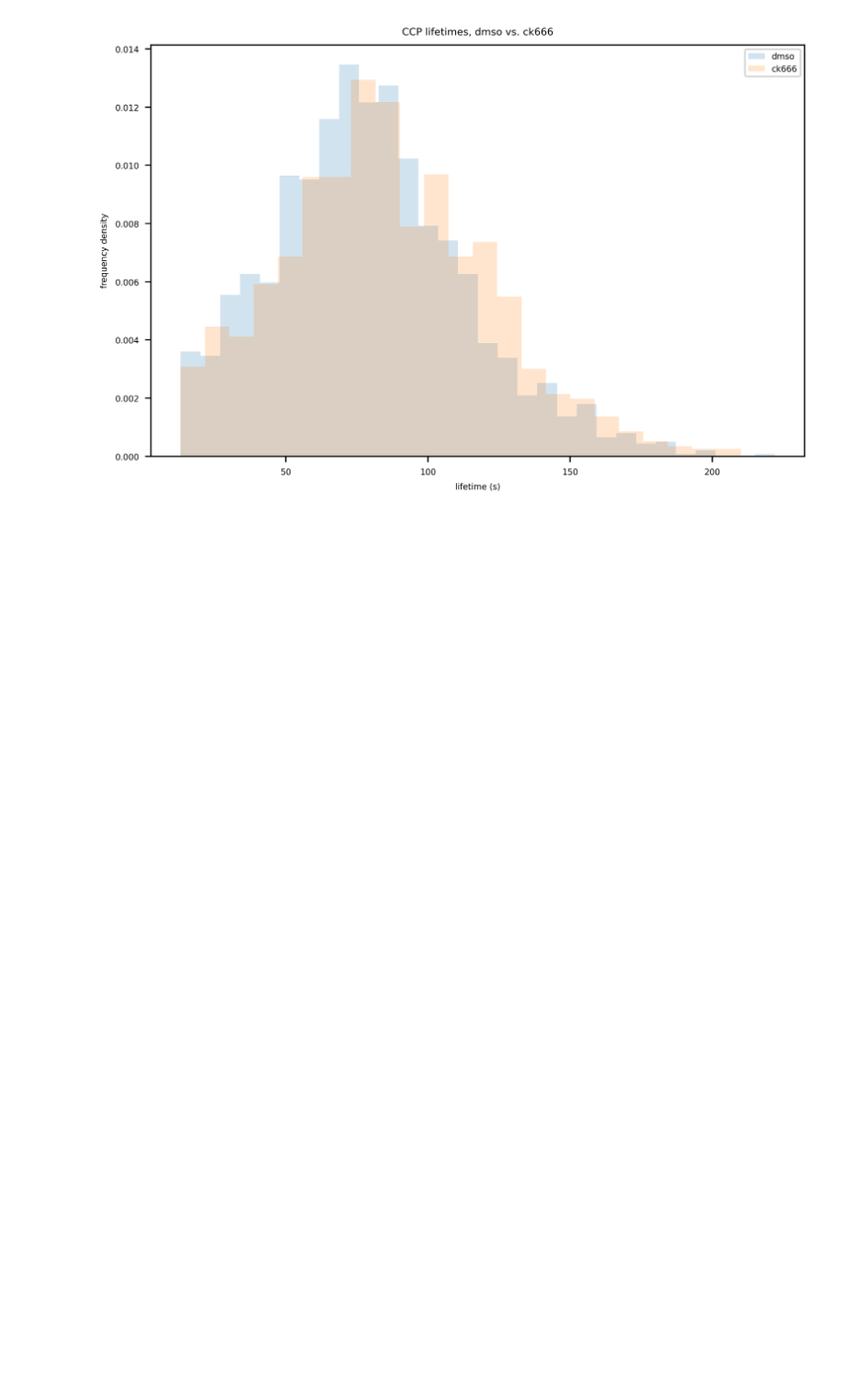
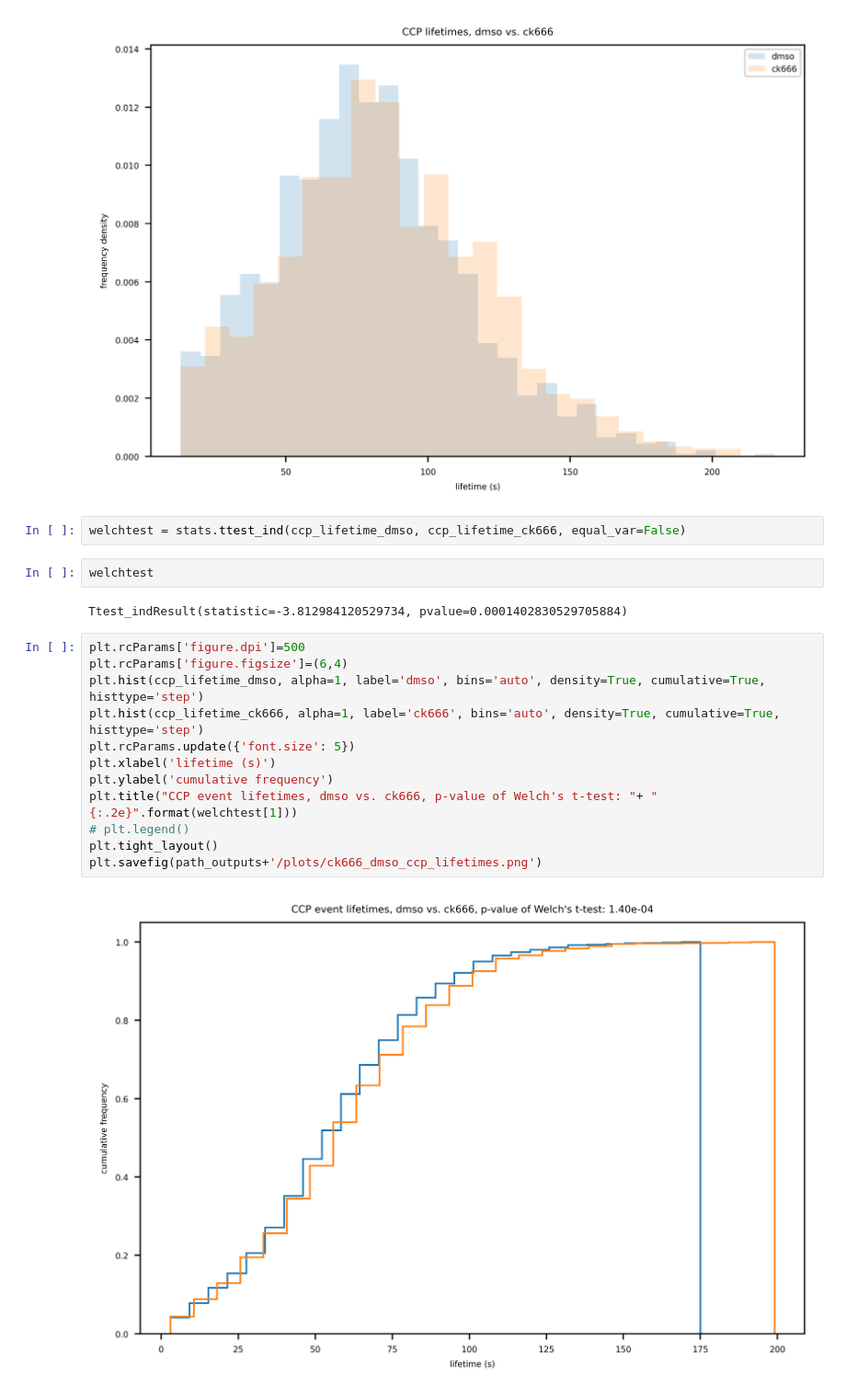
Before and after one commit to DrubinBarnes/Jin_Shirazinejad_et_al_branched_actin_manuscript, a Jupyter notebook: analysis/simplified_workflow_20220211/nb08d_compare_dmso_ck666_ccp_lifetimes.ipynb, the cells around one changed output. Shown at 92% size. Saved outputs shown, nothing was run; the diff lists cells and outputs as text; blank space fills up the shorter version.

```diff
--- a/analysis/simplified_workflow_20220211/nb08d_compare_dmso_ck666_ccp_lifetimes.ipynb
+++ b/analysis/simplified_workflow_20220211/nb08d_compare_dmso_ck666_ccp_lifetimes.ipynb
@@ -330,3 +343,23 @@ plt.tight_layout()
 # plt.savefig(unique_user_saved_outputs+'/plots/fig_4a_ccplifetimes_plusminus_arpc3_histogram_density_sigdnm2peak_zeropadding.png')
 # %% [output]
 [figure]
+# %%
+welchtest = stats.ttest_ind(ccp_lifetime_dmso, ccp_lifetime_ck666, equal_var=False)
+# %%
+welchtest
+# %% [output]
+Ttest_indResult(statistic=-3.812984120529734, pvalue=0.0001402830529705884)
+# %%
+plt.rcParams['figure.dpi']=500
+plt.rcParams['figure.figsize']=(6,4)
+plt.hist(ccp_lifetime_dmso, alpha=1, label='dmso', bins='auto', density=True, cumulative=True, histtype='step')
+plt.hist(ccp_lifetime_ck666, alpha=1, label='ck666', bins='auto', density=True, cumulative=True, histtype='step')
+plt.rcParams.update({'font.size': 5})
+plt.xlabel('lifetime (s)')
+plt.ylabel('cumulative frequency')
+plt.title("CCP event lifetimes, dmso vs. ck666, p-value of Welch's t-test: "+ "{:.2e}".format(welchtest[1]))
+# plt.legend()
+plt.tight_layout()
+plt.savefig(path_outputs+'/plots/ck666_dmso_ccp_lifetimes.png')
+# %% [output]
+[figure, added]
```
Also changed, not shown: parts of 1 cell of this notebook, 19 other files.
